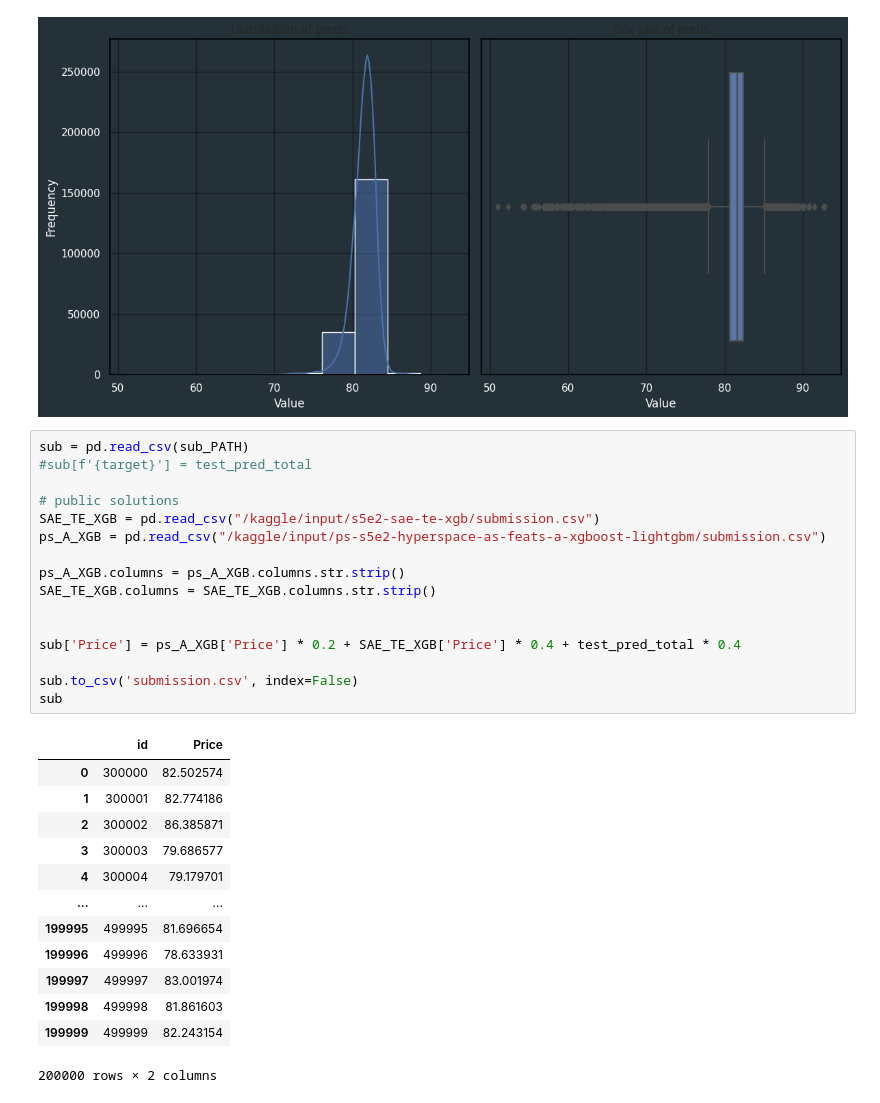
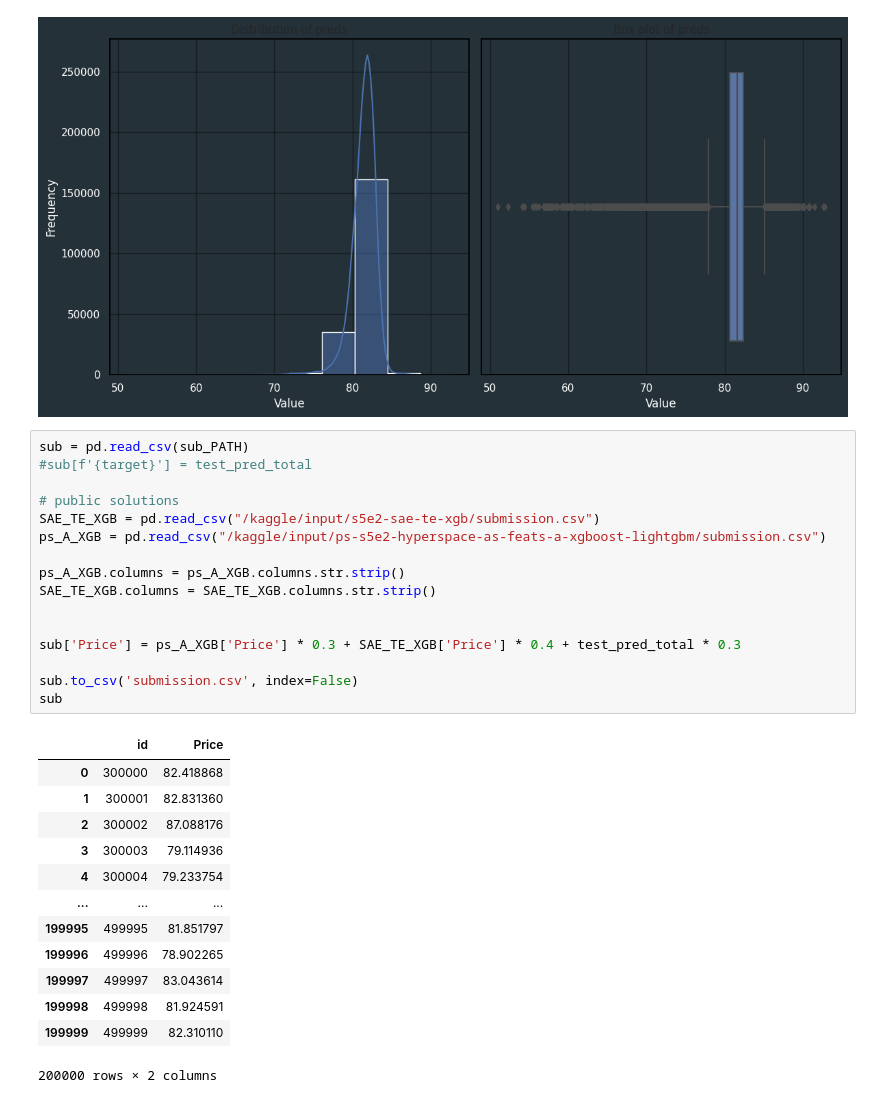
Before and after one commit to Oleksiy-Zhukov/Kaggle-Competitions, a Jupyter notebook: PS/S5E2/backpack-prediction-eda-baseline.ipynb, the cells around one changed output. Cells and saved outputs as stored; diff of their text form.

Commit message:
Kaggle Notebook | 🎒 Backpack Price Prediction: EDA -> Ensemble 🚀  | Version 17

```diff
--- a/PS/S5E2/backpack-prediction-eda-baseline.ipynb
+++ b/PS/S5E2/backpack-prediction-eda-baseline.ipynb
@@ -1120,30 +1120,30 @@ plt.show()
 # %%
 sub = pd.read_csv(sub_PATH)
 #sub[f'{target}'] = test_pred_total
 
 # public solutions
 SAE_TE_XGB = pd.read_csv("/kaggle/input/s5e2-sae-te-xgb/submission.csv")
 ps_A_XGB = pd.read_csv("/kaggle/input/ps-s5e2-hyperspace-as-feats-a-xgboost-lightgbm/submission.csv")
 
 ps_A_XGB.columns = ps_A_XGB.columns.str.strip()
 SAE_TE_XGB.columns = SAE_TE_XGB.columns.str.strip()
 
 
-sub['Price'] = ps_A_XGB['Price'] * 0.2 + SAE_TE_XGB['Price'] * 0.4 + test_pred_total * 0.4
+sub['Price'] = ps_A_XGB['Price'] * 0.3 + SAE_TE_XGB['Price'] * 0.4 + test_pred_total * 0.3
 
 sub.to_csv('submission.csv', index=False)
 sub
 # %% [output]
 |  | id | Price |
-| 0 | 300000 | 82.502574 |
-| 1 | 300001 | 82.774186 |
-| 2 | 300002 | 86.385871 |
-| 3 | 300003 | 79.686577 |
-| 4 | 300004 | 79.179701 |
+| 0 | 300000 | 82.418868 |
+| 1 | 300001 | 82.831360 |
+| 2 | 300002 | 87.088176 |
+| 3 | 300003 | 79.114936 |
+| 4 | 300004 | 79.233754 |
 | ... | ... | ... |
-| 199995 | 499995 | 81.696654 |
-| 199996 | 499996 | 78.633931 |
-| 199997 | 499997 | 83.001974 |
-| 199998 | 499998 | 81.861603 |
-| 199999 | 499999 | 82.243154 |
+| 199995 | 499995 | 81.851797 |
+| 199996 | 499996 | 78.902265 |
+| 199997 | 499997 | 83.043614 |
+| 199998 | 499998 | 81.924591 |
+| 199999 | 499999 | 82.310110 |
 200000 rows × 2 columns
```
Also changed, not shown: parts of 1 cell of this notebook.
